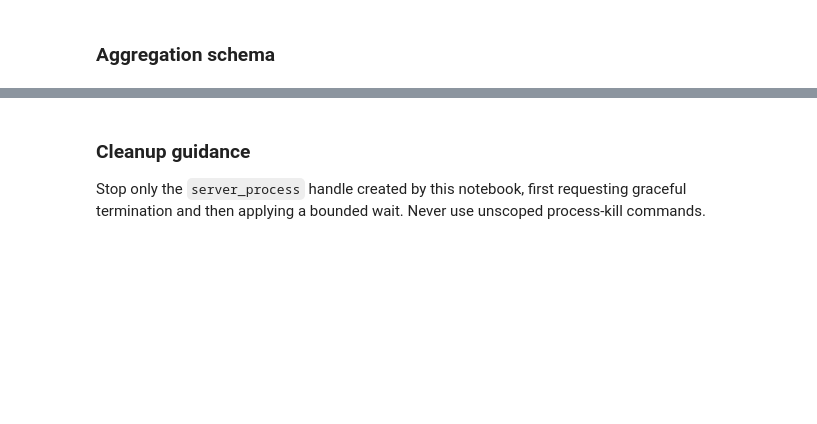
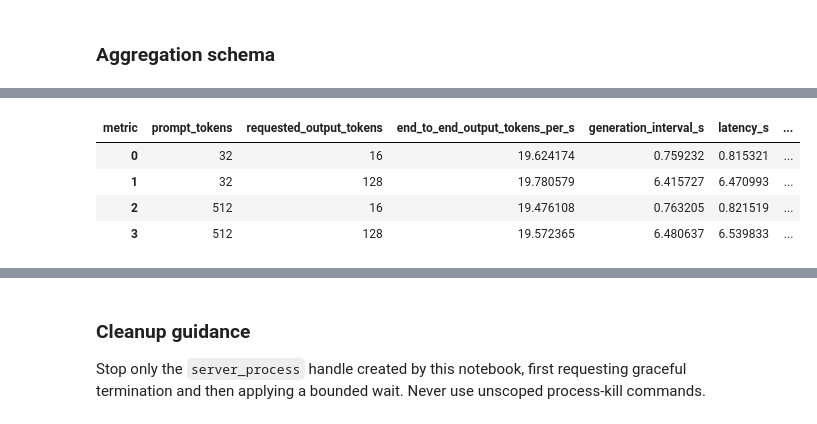
Before and after one commit to coert/dgx-spark-lab, a Jupyter notebook: experiments/01-distributed-inference/01-single-node-inference.ipynb, the cells around one changed output, grey strips where cells are left out. Saved outputs shown, nothing was run; the diff lists cells and outputs as text; code cells hidden in the pictures; blank space fills up the shorter version.

```diff
--- a/experiments/01-distributed-inference/01-single-node-inference.ipynb
+++ b/experiments/01-distributed-inference/01-single-node-inference.ipynb
@@ -2293,0 +2396,27 @@ aggregates
+# %%
+median_results = (
+    aggregates.pivot_table(
+        index=[
+            "prompt_tokens",
+            "requested_output_tokens",
+        ],
+        columns="metric",
+        values="median",
+        aggfunc="first",
+    )
+    .reset_index()
+    .sort_values(
+        [
+            "prompt_tokens",
+            "requested_output_tokens",
+        ]
+    )
+)
+
+median_results
+# %% [output]
+| metric | prompt_tokens | requested_output_tokens | end_to_end_output_tokens_per_s | generation_interval_s | latency_s | ... |
+| 0 | 32 | 16 | 19.624174 | 0.759232 | 0.815321 | ... |
+| 1 | 32 | 128 | 19.780579 | 6.415727 | 6.470993 | ... |
+| 2 | 512 | 16 | 19.476108 | 0.763205 | 0.821519 | ... |
+| 3 | 512 | 128 | 19.572365 | 6.480637 | 6.539833 | ... |
```
Also changed, not shown: parts of 4 cells of this notebook.
